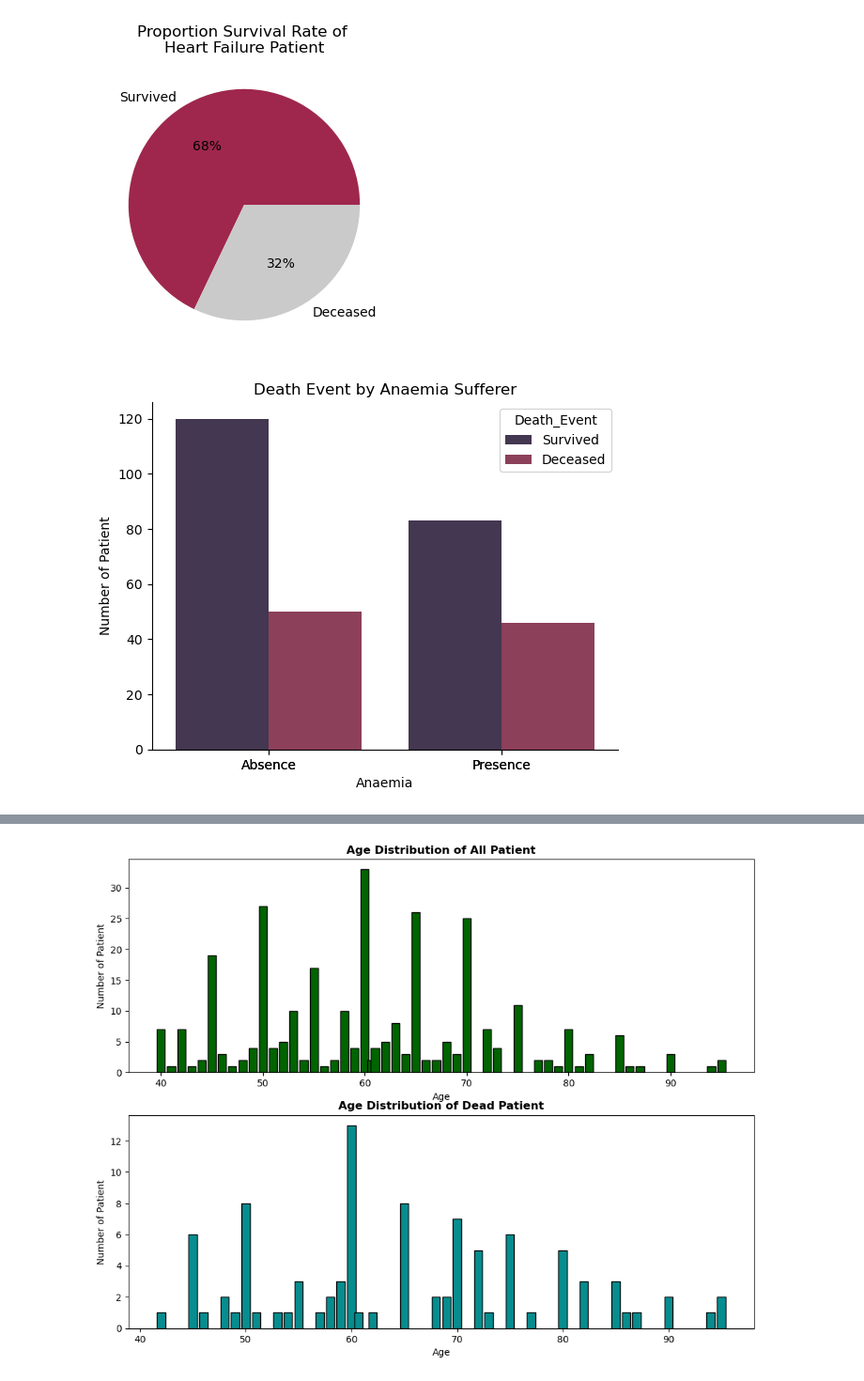
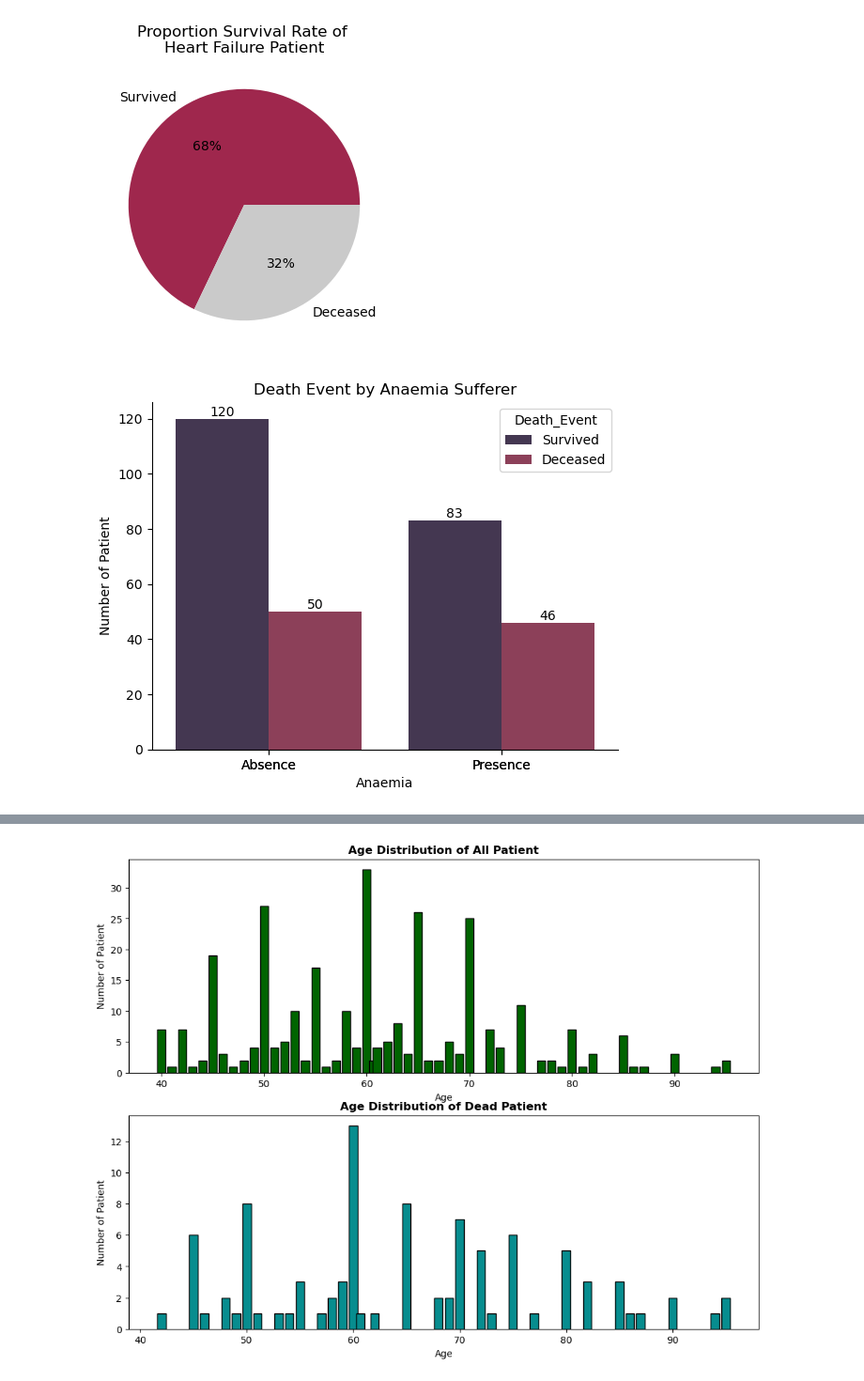
Before and after one commit to enthokz/Prediction-Model-Exercise, a Jupyter notebook: Heart Failure Predict/Prediction_model_heart_disease.ipynb, the cells around one changed output, grey strips where cells are left out. Shown at 94% size. Cells and saved outputs as stored; diff of their text form; code cells hidden in the pictures.

```diff
--- a/Heart Failure Predict/Prediction_model_heart_disease.ipynb
+++ b/Heart Failure Predict/Prediction_model_heart_disease.ipynb
@@ -95,19 +95,22 @@ plt.show()
 # %% [output]
 [figure]
 # %%
-# Distribution of Aneamia patient
+# Aneamia patient
 coba= data.groupby('anaemia')['DEATH_EVENT'].value_counts().reset_index()
 
-ax= sns.barplot(data=coba, x=coba['anaemia'], y=coba['count'], hue= coba['DEATH_EVENT'], palette=['#4353','#9353'])
+ax= sns.barplot(data=coba, x=coba['anaemia'], y=coba['count'],
+                hue= coba['DEATH_EVENT'], palette=['#4353','#9353'])
 
 handles, current= ax.get_legend_handles_labels()
 plt.legend(handles=handles, labels=['Survived','Deceased'], title='Death_Event')
 plt.xticks(coba['anaemia'],labels=['Negative','Absence','Positive','Presence'])
 plt.xlabel('Anaemia')
 plt.ylabel('Number of Patient')
+for x in ax.containers:
+    ax.bar_label(x)
 
 sns.despine(bottom=False, left=False)
 plt.title('Death Event by Anaemia Sufferer')
 plt.show()
 # %% [output]
-[figure, old version]
+[figure, new version]
```
Also changed, not shown: parts of 14 cells of this notebook.
